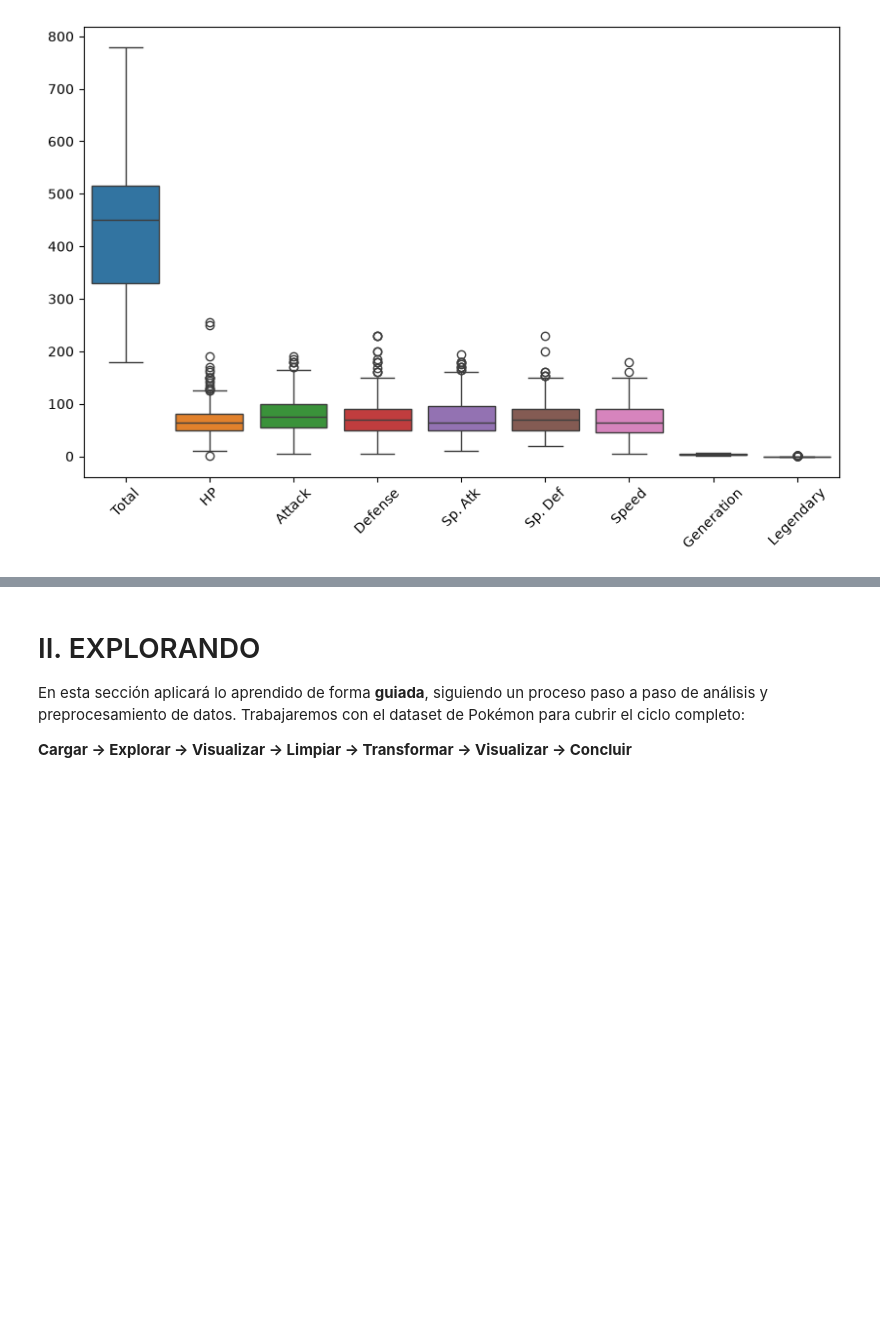
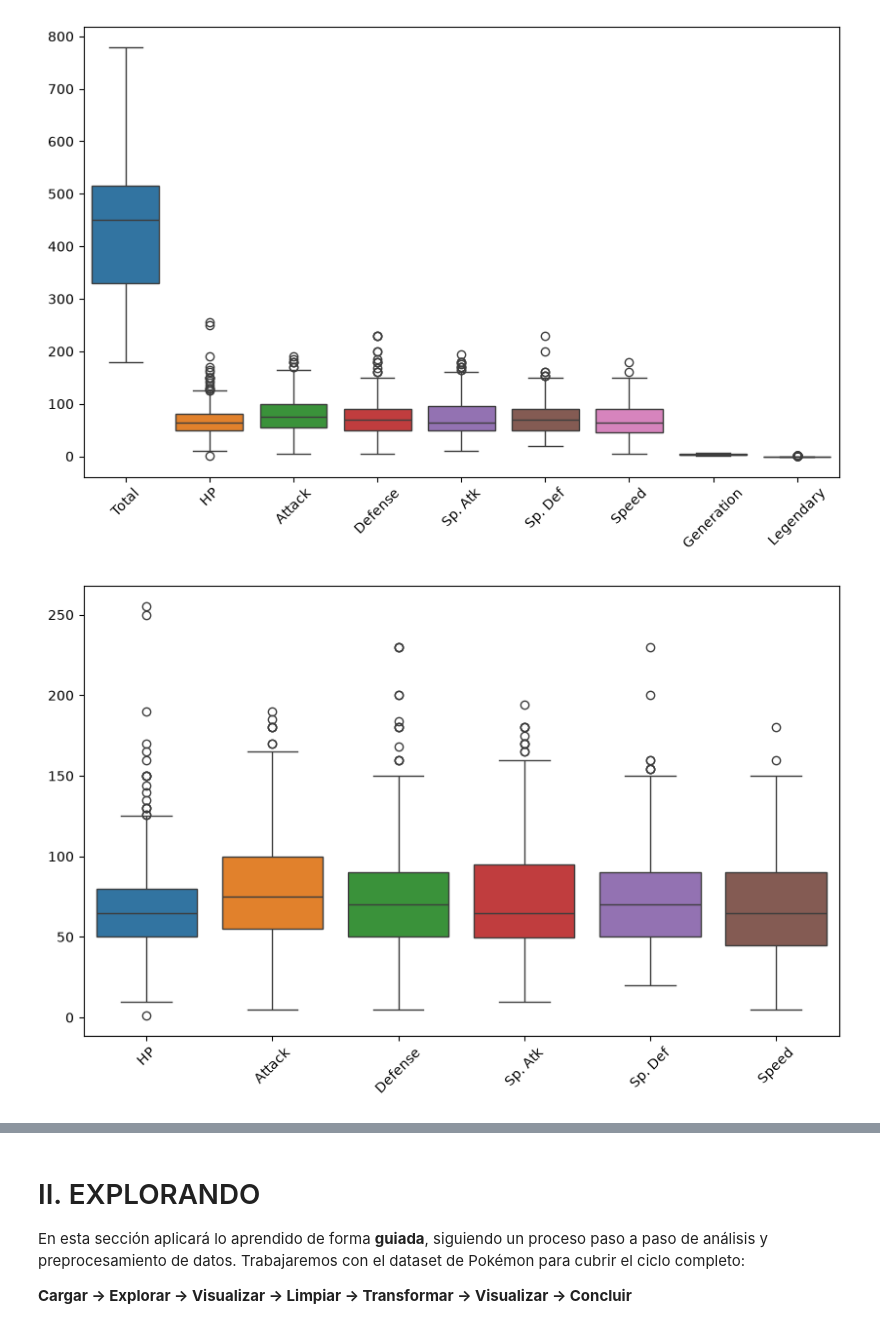
Before and after one commit to pedroay/laboratoriosIAIA, a Jupyter notebook: lab3/lab03.ipynb, the cells around one changed output, grey strips where cells are left out. Saved outputs shown, nothing was run; the diff lists cells and outputs as text; code cells hidden in the pictures; blank space fills up the shorter version.

```diff
--- a/lab3/lab03.ipynb
+++ b/lab3/lab03.ipynb
@@ -1210,13 +1204,10 @@ plt.show()
 # %%
 #punto 2
 pokemon_limpio = pokemon.drop(columns=['#', 'Total', 'Generation', 'Legendary'], errors='ignore')
-# Ajustar el tamaño de la figura
 plt.figure(figsize=(10, 6))
-
-# Crear el gráfico de cajas con todo el dataframe
-sns.boxplot(data=pokemon)
-
-# Rotar las etiquetas del eje X para que los nombres de las columnas se lean bien
+sns.boxplot(data=pokemon_limpio)
 plt.xticks(rotation=45)
 
 plt.show()
+# %% [output]
+[figure, added]
```
Also changed, not shown: parts of 16 cells of this notebook.
